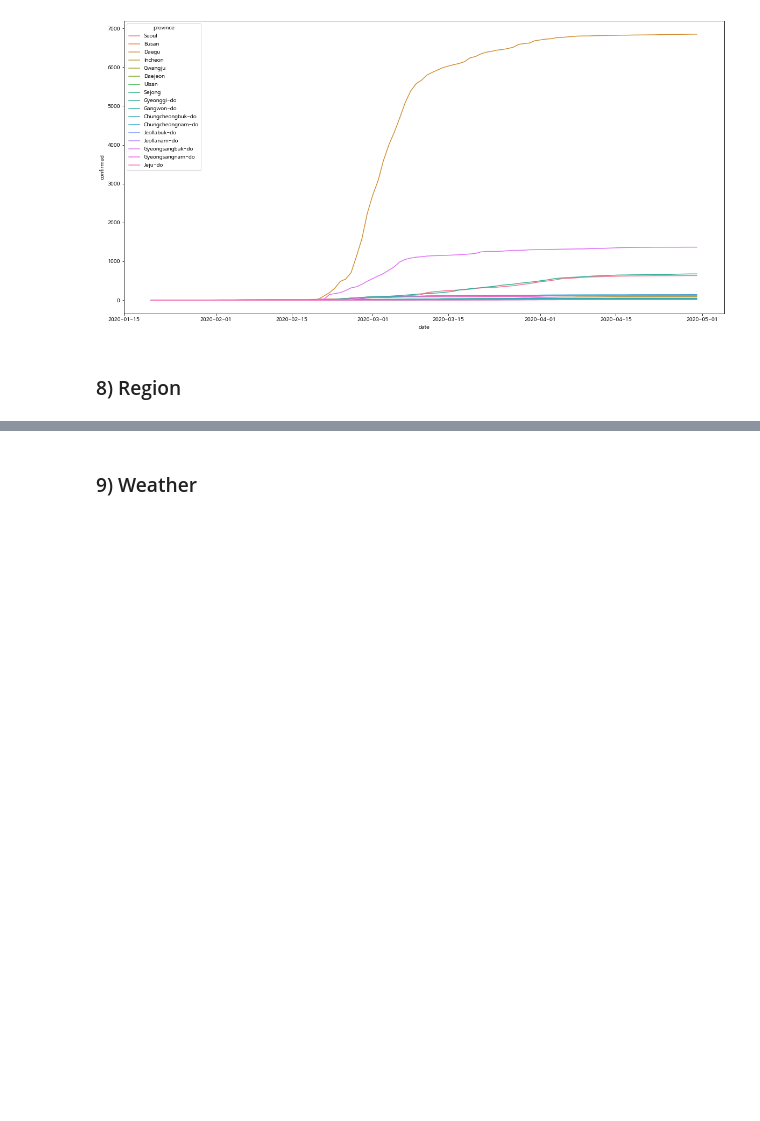
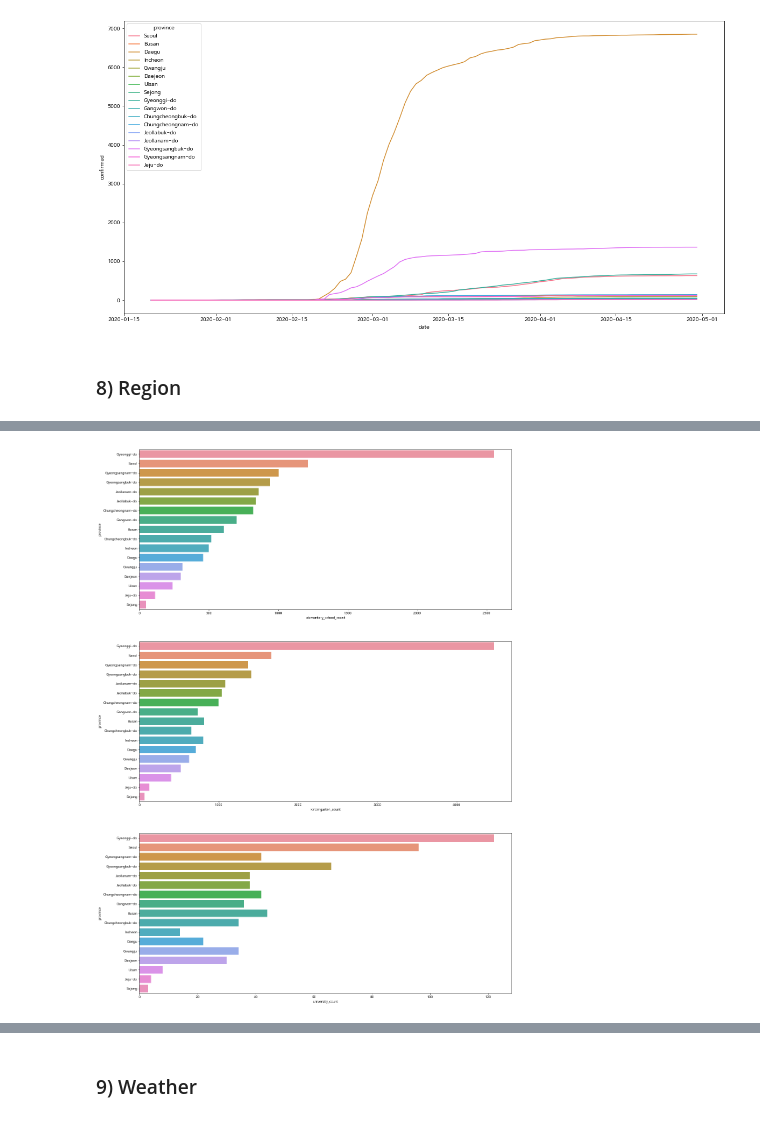
Before and after one commit to data-kindergarten/Aiffel, a Jupyter notebook: flipped_learning/data_analysis/Corona19_EDA_3.ipynb, the cells around one changed output, grey strips where cells are left out. Cells and saved outputs as stored; diff of their text form; code cells hidden in the pictures; blank space fills up the shorter version.

```diff
--- a/flipped_learning/data_analysis/Corona19_EDA_3.ipynb
+++ b/flipped_learning/data_analysis/Corona19_EDA_3.ipynb
@@ -1298,6 +1319,15 @@ region.groupby(['province'])['elementary_school_count', 'kindergarten_count', 'u
 | Ulsan | 238 | 400 | 8 | 3602 |
 | Jeju-do | 113 | 123 | 4 | 1245 |
 | Sejong | 48 | 60 | 3 | 491 |
+# %%
+f,ax = plt.subplots(3,1, figsize=(20,30))
+g = region.groupby(['province'], as_index=False)['elementary_school_count', 'kindergarten_count', 'university_count', 'nursing_home_count'].sum().sort_values(by='elementary_school_count', ascending=False)
+sns.barplot(x='elementary_school_count', y='province', data=g, ax=ax[0])
+sns.barplot(x='kindergarten_count', y='province', data=g, ax=ax[1])
+sns.barplot(x='university_count', y='province', data=g, ax=ax[2])
+plt.show()
+# %% [output]
+[figure, added]
 # %%
 region.groupby(['province'])['academy_ratio', 'elderly_population_ratio', 'elderly_alone_ratio'].mean()
 # %% [output]
```
Also changed, not shown: parts of 21 cells of this notebook.
